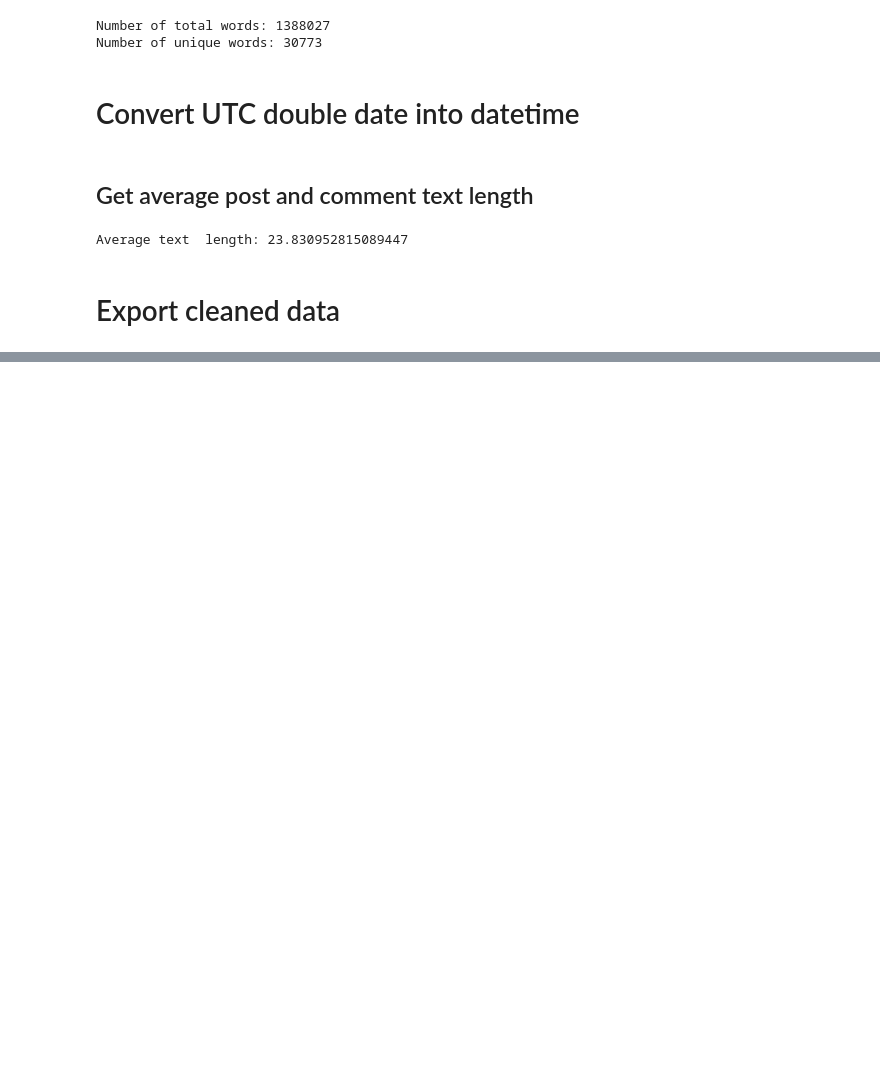
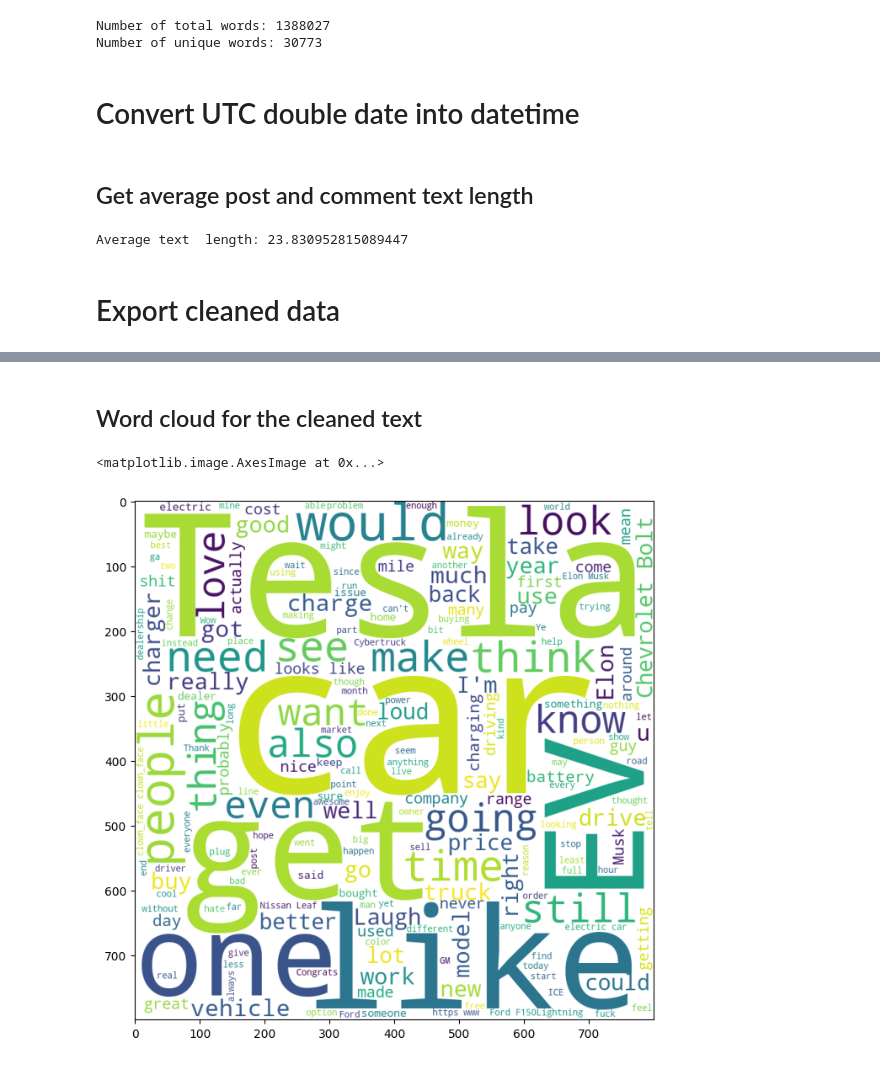
Before and after one commit to ao9000/SC4021-Project, a Jupyter notebook: data-preprocessing-for-solr.ipynb, the cells around one changed output, grey strips where cells are left out. Cells and saved outputs as stored; diff of their text form; code cells hidden in the pictures; blank space fills up the shorter version.

```diff
--- a/data-preprocessing-for-solr.ipynb
+++ b/data-preprocessing-for-solr.ipynb
@@ -442,0 +460,17 @@ merged_df.to_csv(f'{data_dir}/cleaned_combined_data.csv', index=False)
+# %% [markdown]
+## Word cloud for the cleaned text
+# %%
+from wordcloud import WordCloud
+
+# Generate word cloud
+wordcloud = WordCloud(width = 800, height = 800,
+                background_color ='white',
+                stopwords = stopwords.words('english'),
+                min_font_size = 10).generate(' '.join(merged_df['text'].tolist()))
+
+# Plot word cloud
+plt.figure(figsize = (8, 8), facecolor = None)
+plt.imshow(wordcloud)
+# %% [output]
+<matplotlib.image.AxesImage at 0x...>
+[figure, added]
```
Also changed, not shown: parts of 5 cells of this notebook.
